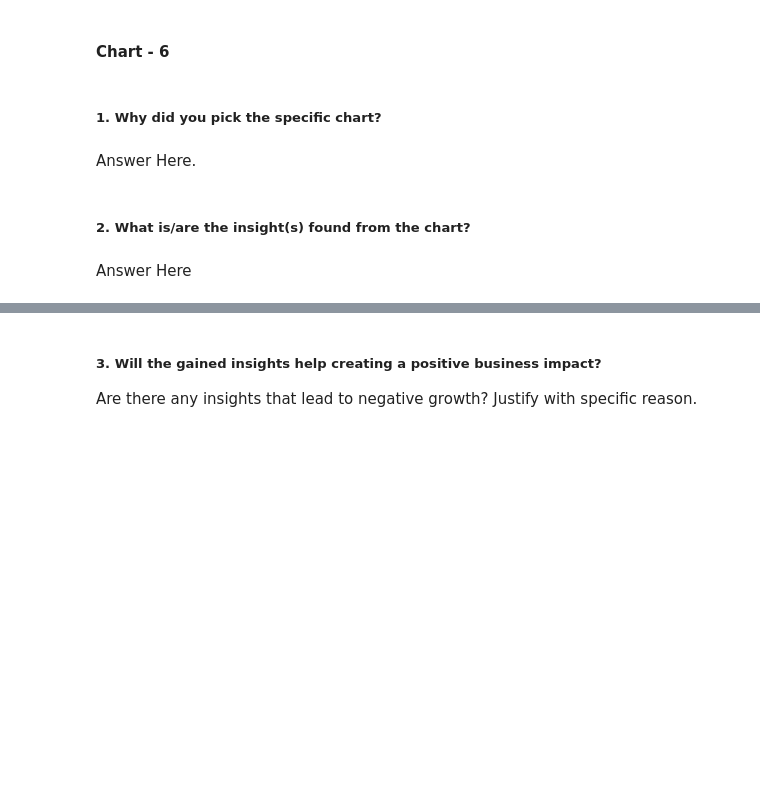
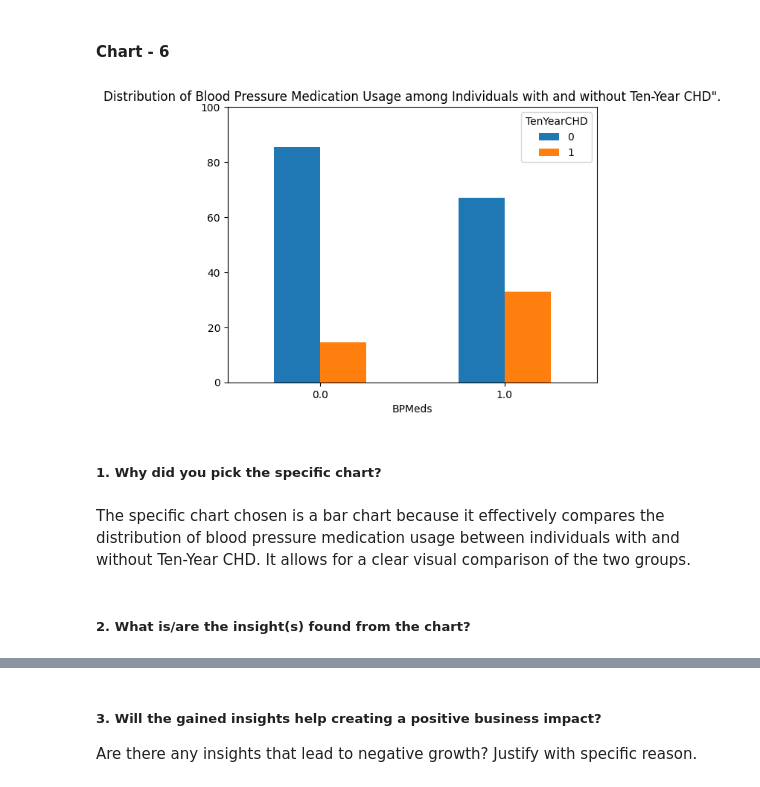
Before and after one commit to fadakenitin/Classification_Capstone_Project, a Jupyter notebook: Cardiovascular_Risk_Prediction.ipynb, the cells around one changed output, grey strips where cells are left out. Cells and saved outputs as stored; diff of their text form; code cells hidden in the pictures; blank space fills up the shorter version.

```diff
--- a/Cardiovascular_Risk_Prediction.ipynb
+++ b/Cardiovascular_Risk_Prediction.ipynb
@@ -468,8 +498,19 @@ Answer Here
+# %%
+# Chart - 6 visualization code
+freq_data=data.groupby('TenYearCHD')['BPMeds'].value_counts().unstack(0)
+plotting_data=freq_data.divide(freq_data.sum(axis=1),axis=0)*100
+plotting_data.plot(kind='bar')
+plt.ylim(0,100)
+plt.ylabel='Percentage'
+plt.xticks(rotation=0)
+plt.title('Distribution of Blood Pressure Medication Usage among Individuals with and without Ten-Year CHD".')
+plt.show()
+# %% [output]
+[figure, added]
 # %% [markdown]
 ##### 1. Why did you pick the specific chart?
-# %% [markdown]
-Answer Here.
+# %% [markdown]
+
+The specific chart chosen is a bar chart because it effectively compares the distribution of blood pressure medication usage between individuals with and without Ten-Year CHD. It allows for a clear visual comparison of the two groups.
 # %% [markdown]
 ##### 2. What is/are the insight(s) found from the chart?
-# %% [markdown]
-Answer Here
```
Also changed, not shown: parts of 93 cells of this notebook.
